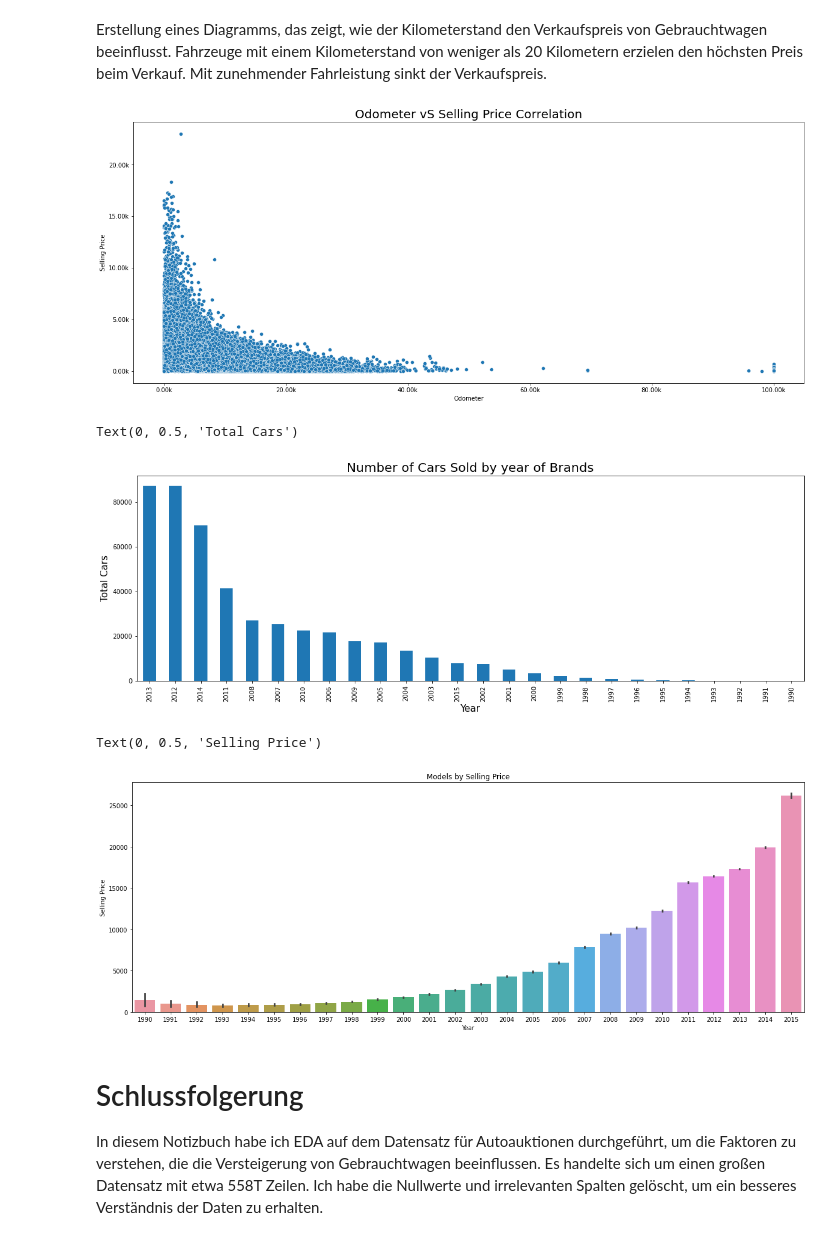
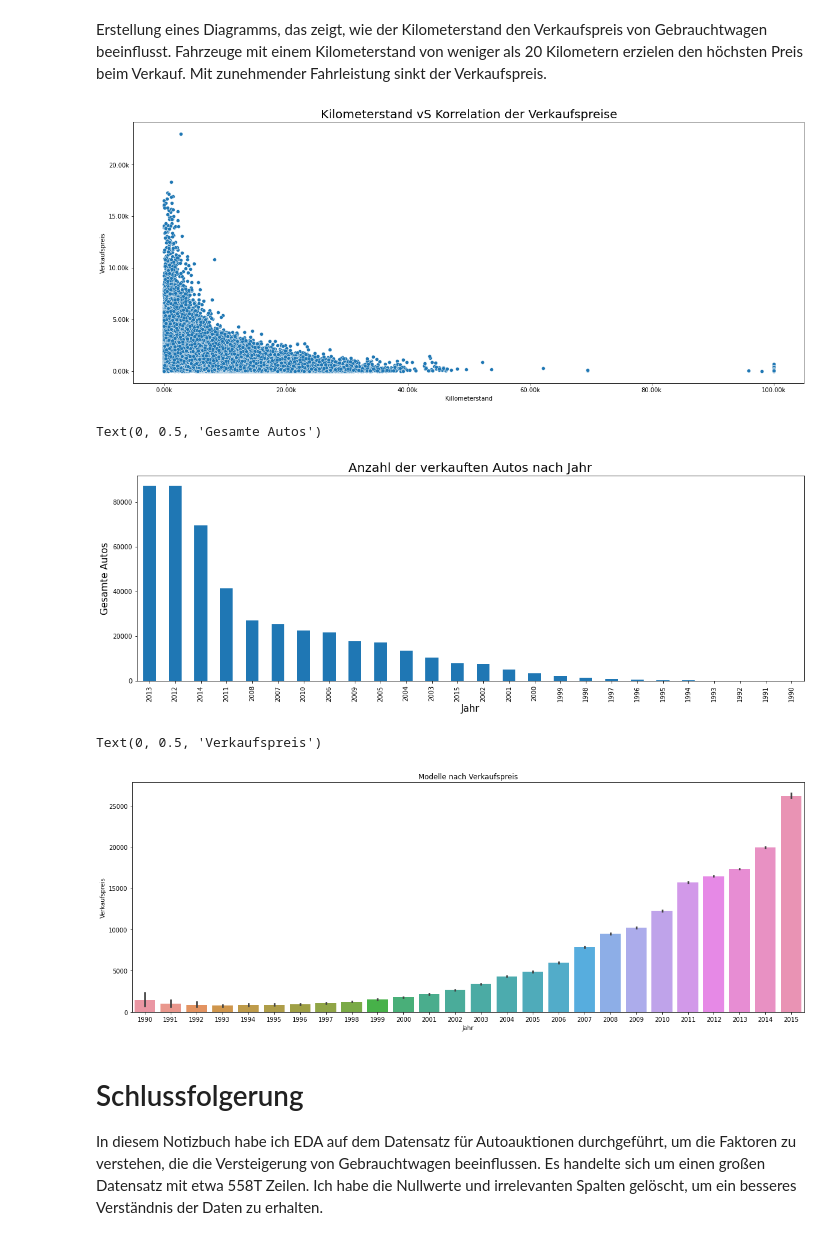
Before and after one commit to Jermaine-Ley/demo-page, a Jupyter notebook: _sources/Reg_EDA.ipynb, the cells around one changed output. Drawn from its saved outputs; the diff is of its cells as text; code cells hidden in the pictures.

```diff
--- a/_sources/Reg_EDA.ipynb
+++ b/_sources/Reg_EDA.ipynb
@@ -66,9 +64,8 @@ dtype: object
 # %% [markdown]
 Hier werde ich einige Zeilen löschen, die für die Daten unerheblich sind.
 # %%
-# To drop the irrelevant columns
-
-df = df.drop(['vin', 'mmr'], axis=1)
+# So lässt man die irrelevanten Spalten aus.
+df = df.drop(['vin'], axis=1)
 df.head(5)
 # %% [output]
 |  | year | make | model | trim | body | transmission | state | condition | odometer | color | ... |
@@ -228,46 +220,42 @@ Name: sellingprice, dtype: float64
 # %% [markdown]
 Erstellung eines Diagramms, das zeigt, wie der Kilometerstand den Verkaufspreis von Gebrauchtwagen beeinflusst. Fahrzeuge mit einem Kilometerstand von weniger als 20 Kilometern erzielen den höchsten Preis beim Verkauf. Mit zunehmender Fahrleistung sinkt der Verkaufspreis.
 # %%
-# Nothing to worry, If you don't understand this.
-# These are for plotting Scatter Plot
-# Comment if you have any doubts
+# Diese Parameter dienen zum Zeichnen von einem Streudiagramm
 
 plt.figure(figsize=(20,8))
 g=sns.scatterplot(x='odometer',y='sellingprice',data=df)
-g.set_title('Odometer vS Selling Price Correlation',fontsize=20)
-g.set_xlabel('Odometer',fontsize=10)
-g.set_ylabel('Selling Price',fontsize=10)
+g.set_title('Kilometerstand vS Korrelation der Verkaufspreise',fontsize=20)
+g.set_xlabel('Killometerstand',fontsize=10)
+g.set_ylabel('Verkaufspreis',fontsize=10)
 xlabels=['{:,.2f}'.format(x)+'k' for x in g.get_xticks()/10e3]
 ylabels=['{:,.2f}'.format(y)+'k' for y in g.get_yticks()/10e3]
 g.set_xticklabels(xlabels);
 g.set_yticklabels(ylabels);
 # %% [output]
-[figure, old version]
+[figure, new version]
 # %%
-# These are the steps for Bar Diagram
+# Dies sind die Schritte für das Balkendiagramm
 
 plt.figure(figsize=(19,6))
 
 df['year'].value_counts().plot(kind='bar')
 
-plt.title('Number of Cars Sold by year of Brands',fontsize=20)
-plt.xlabel('Year',fontsize=15)
-plt.ylabel('Total Cars',fontsize=15)
+plt.title('Anzahl der verkauften Autos nach Jahr',fontsize=20)
+plt.xlabel('Jahr',fontsize=15)
+plt.ylabel('Gesamte Autos',fontsize=15)
 # %% [output]
-Text(0, 0.5, 'Total Cars')
+Text(0, 0.5, 'Gesamte Autos')
-[figure, old version]
+[figure, new version]
 # %%
-# Nothing to worry, If you don't understand this.
-# These are for plotting Bar Plot
-# Comment if you have any doubts
+# Diese Parameter dienen zum Zeichnen von Balkendiagrammen
 
 plt.figure(figsize=(20,7))
 sns.barplot(x='year',y='sellingprice',data=df)
-plt.title('Models by Selling Price')
-plt.xlabel('Year')
-plt.ylabel('Selling Price')
+plt.title('Modelle nach Verkaufspreis')
+plt.xlabel('Jahr')
+plt.ylabel('Verkaufspreis')
 # %% [output]
-Text(0, 0.5, 'Selling Price')
+Text(0, 0.5, 'Verkaufspreis')
 [figure]
 # %% [markdown]
 # Schlussfolgerung
```
Also changed, not shown: parts of 20 cells of this notebook, 48 other files.
